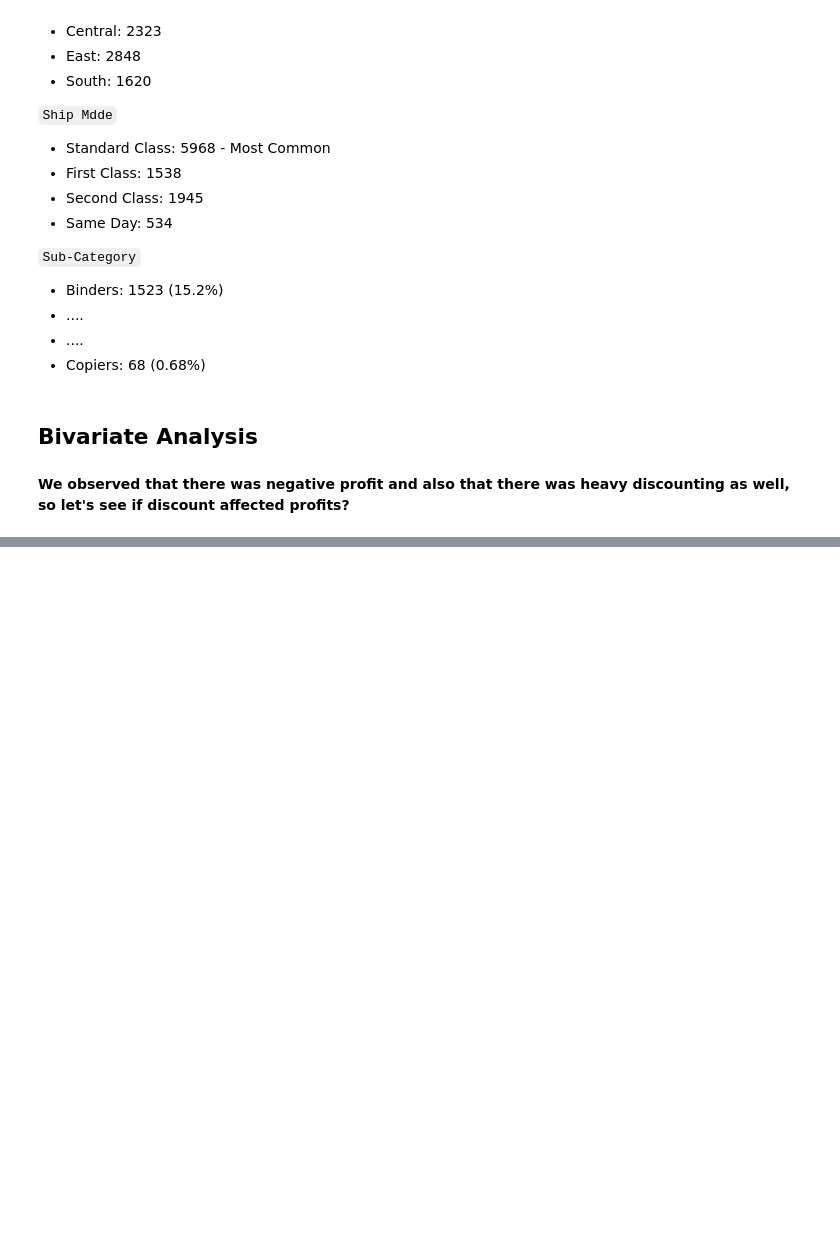
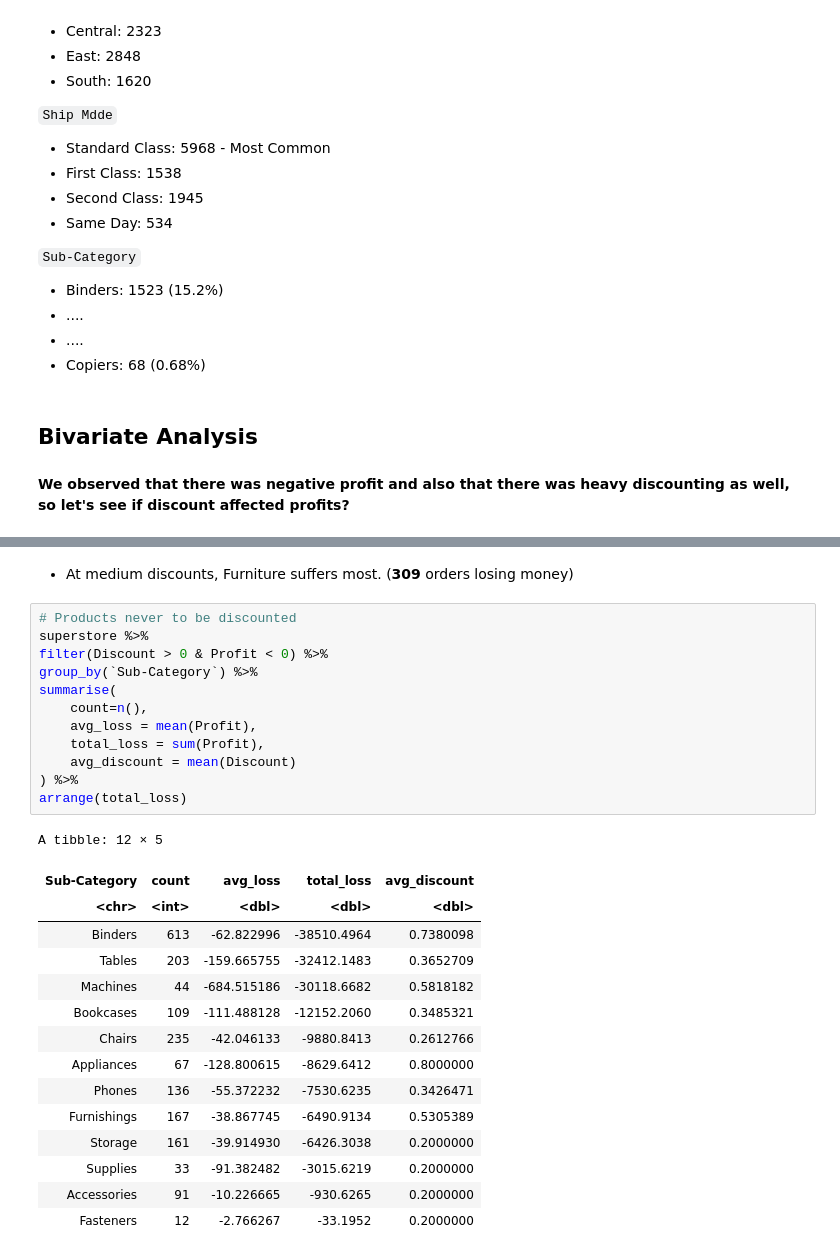
Before and after one commit to pawanU03/EDA-Superstore, a Jupyter notebook: superstore_eda.ipynb, the cells around one changed output, grey strips where cells are left out. Saved outputs shown, nothing was run; the diff lists cells and outputs as text; blank space fills up the shorter version.

```diff
--- a/superstore_eda.ipynb
+++ b/superstore_eda.ipynb
@@ -282,0 +411,30 @@ feat: Add univariate analysis and start bivariate analysis
+# %% [markdown]
+- At medium discounts, Furniture suffers most. (**309** orders losing money)
+# %%
+# Products never to be discounted
+superstore %>%
+filter(Discount > 0 & Profit < 0) %>%
+group_by(`Sub-Category`) %>%
+summarise(
+    count=n(),
+    avg_loss = mean(Profit),
+    total_loss = sum(Profit),
+    avg_discount = mean(Discount)
+) %>%
+arrange(total_loss)
+# %% [output]
+A tibble: 12 × 5
+| Sub-Category | count | avg_loss | total_loss | avg_discount |
+| <chr> | <int> | <dbl> | <dbl> | <dbl> |
+| Binders | 613 | -62.822996 | -38510.4964 | 0.7380098 |
+| Tables | 203 | -159.665755 | -32412.1483 | 0.3652709 |
+| Machines | 44 | -684.515186 | -30118.6682 | 0.5818182 |
+| Bookcases | 109 | -111.488128 | -12152.2060 | 0.3485321 |
+| Chairs | 235 | -42.046133 | -9880.8413 | 0.2612766 |
+| Appliances | 67 | -128.800615 | -8629.6412 | 0.8000000 |
+| Phones | 136 | -55.372232 | -7530.6235 | 0.3426471 |
+| Furnishings | 167 | -38.867745 | -6490.9134 | 0.5305389 |
+| Storage | 161 | -39.914930 | -6426.3038 | 0.2000000 |
+| Supplies | 33 | -91.382482 | -3015.6219 | 0.2000000 |
+| Accessories | 91 | -10.226665 | -930.6265 | 0.2000000 |
+| Fasteners | 12 | -2.766267 | -33.1952 | 0.2000000 |
```
Also changed, not shown: parts of 15 cells of this notebook.
